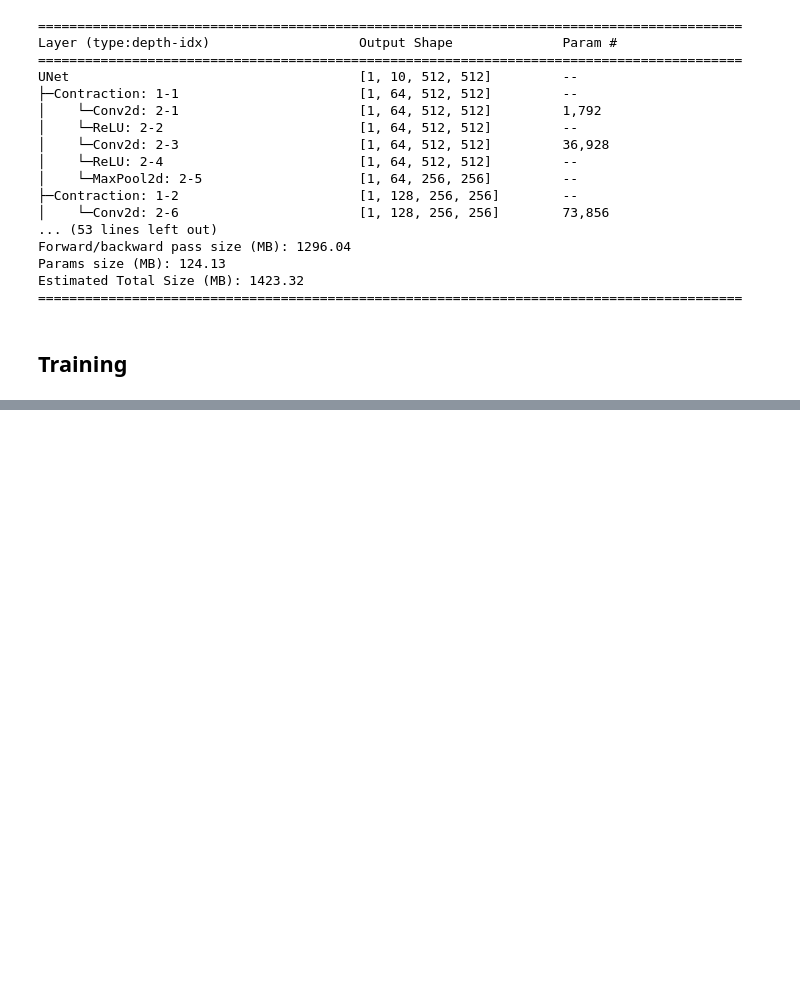
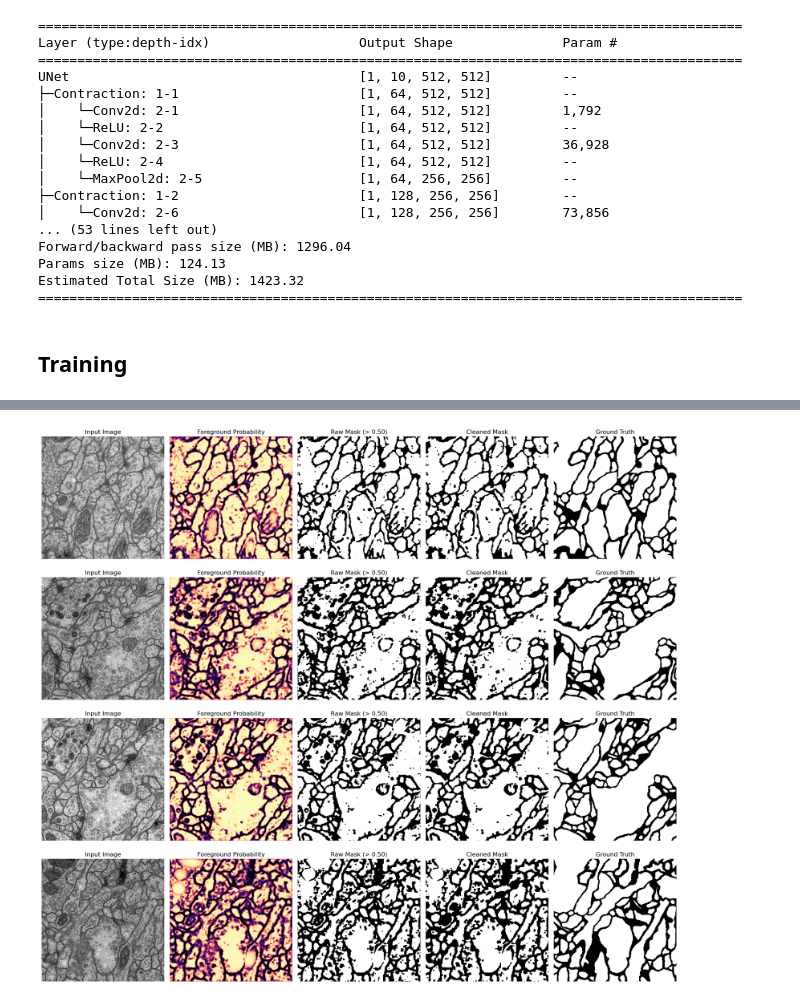
Before and after one commit to helloimlixin/nn02h, a Jupyter notebook: unet/notebook.ipynb, the cells around one changed output, grey strips where cells are left out. Cells and saved outputs as stored; diff of their text form; code cells hidden in the pictures; blank space fills up the shorter version.

```diff
--- a/unet/notebook.ipynb
+++ b/unet/notebook.ipynb
@@ -367,0 +732,86 @@ class EnergyLoss(nn.Module):
+# %%
+# fix random seed
+random.seed(42)
+
+def remove_small_components(mask, min_component_size=128):
+    """
+    Remove tiny connected components from a binary mask.
+    """
+    labeled_mask, num_components = label(mask)
+    cleaned_mask = np.zeros_like(mask, dtype=np.uint8)
+
+    for component_id in range(1, num_components + 1):
+        component = labeled_mask == component_id
+        if component.sum() >= min_component_size:
+            cleaned_mask[component] = 1
+
+    return cleaned_mask
+
+# visualize the predictions
+def visualize_predictions(
+    model,
+    test_loader,
+    device,
+    num_samples=4,
+    threshold=0.5,
+    min_component_size=128,
+    kernel_size=3,
+):
+    """
+    Visualizes binary-segmentation predictions and separates model uncertainty
+    from thresholding / post-processing artifacts.
+    """
+    model.eval()
+
+    if model.output_conv.out_channels != 2:
+        raise ValueError("This visualization helper assumes binary segmentation with 2 classes.")
+
+    sample_indices = random.sample(range(len(test_loader.dataset)), k=min(num_samples, len(test_loader.dataset)))
+    test_samples = [test_loader.dataset[idx] for idx in sample_indices]
+
+    images = torch.stack([sample[0] for sample in test_samples]).to(device)
+    masks = torch.stack([sample[1] for sample in test_samples]).long().to(device)
+
+    with torch.no_grad():
+        outputs = model(images)
+        foreground_probs = torch.softmax(outputs, dim=1)[:, 1]
+
+    probs_np = foreground_probs.cpu().numpy()
+    targets = masks.cpu().numpy()
+    images_np = images.detach().cpu().numpy()
+
+    kernel = np.ones((kernel_size, kernel_size), dtype=np.uint8)
+
+    fig, axes = plt.subplots(len(test_samples), 5, figsize=(18, 4 * len(test_samples)))
+    if len(test_samples) == 1:
+        axes = np.expand_dims(axes, axis=0)
+
+    for i in range(len(test_samples)):
+        image_np = np.clip(images_np[i].transpose(1, 2, 0), 0.0, 1.0)
+        probability_map = probs_np[i]
+        raw_mask = (probability_map > threshold).astype(np.uint8)
+        cleaned_mask = remove_small_components(raw_mask, min_component_size=min_component_size)
+        cleaned_mask = cv2.morphologyEx(cleaned_mask, cv2.MORPH_OPEN, kernel)
+        cleaned_mask = cv2.morphologyEx(cleaned_mask, cv2.MORPH_CLOSE, kernel)
+
+        axes[i, 0].imshow(image_np, interpolation="nearest")
+        axes[i, 0].set_title("Input Image")
+        axes[i, 1].imshow(probability_map, cmap="magma", vmin=0.0, vmax=1.0, interpolation="nearest")
+        axes[i, 1].set_title("Foreground Probability")
+        axes[i, 2].imshow(raw_mask, cmap="gray", vmin=0, vmax=1, interpolation="nearest")
+        axes[i, 2].set_title(f"Raw Mask (> {threshold:.2f})")
+        axes[i, 3].imshow(cleaned_mask, cmap="gray", vmin=0, vmax=1, interpolation="nearest")
+        axes[i, 3].set_title("Cleaned Mask")
+        axes[i, 4].imshow(targets[i], cmap="gray", vmin=0, vmax=1, interpolation="nearest")
+        axes[i, 4].set_title("Ground Truth")
+
+        for ax in axes[i]:
+            ax.axis("off")
+
+    plt.tight_layout()
+    plt.show()
+
+# visualize the predictions
+visualize_predictions(model, test_loader, device, threshold=0.5, min_component_size=128)
+# %% [output]
+[figure, added]
```
Also changed, not shown: parts of 18 cells of this notebook.
